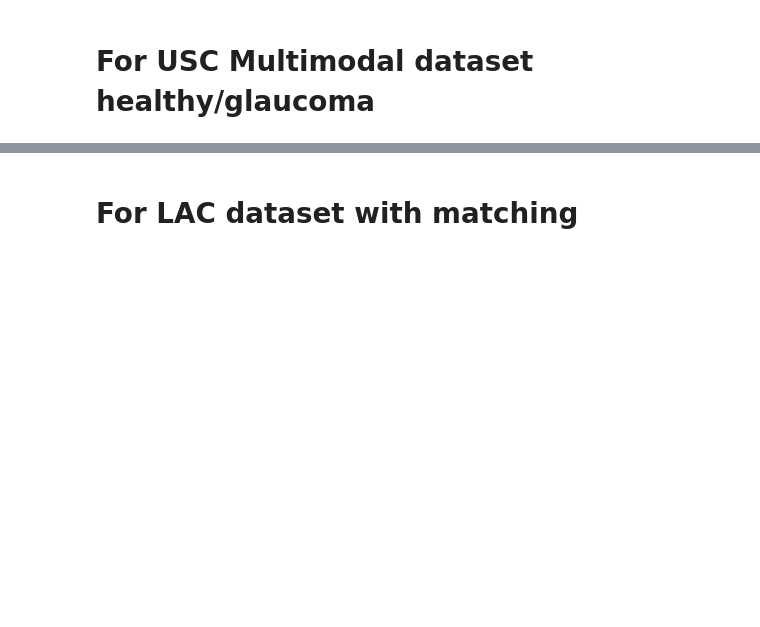
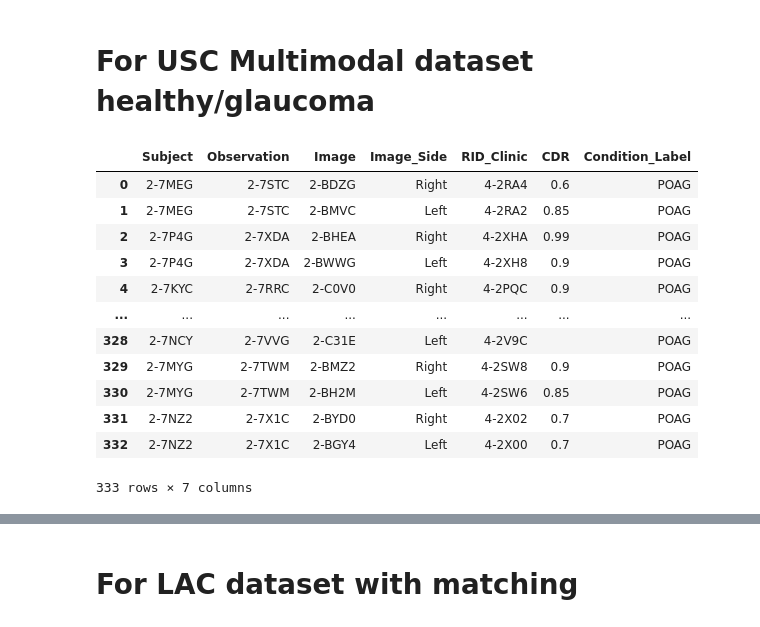
Before and after one commit to informatics-isi-edu/eye-ai-exec, a Jupyter notebook: notebooks/Sandbox_KB/Make_Dataset.ipynb, the cells around one changed output, grey strips where cells are left out. Saved outputs shown, nothing was run; the diff lists cells and outputs as text; code cells hidden in the pictures; blank space fills up the shorter version.

```diff
--- a/notebooks/Sandbox_KB/Make_Dataset.ipynb
+++ b/notebooks/Sandbox_KB/Make_Dataset.ipynb
@@ -223,6 +223,22 @@ NameError: name 'diagsTall' is not defined
 # Select Test Set
 # %% [markdown]
 # For USC Multimodal dataset healthy/glaucoma
+# %%
+masterDF
+# %% [output]
+|  | Subject | Observation | Image | Image_Side | RID_Clinic | CDR | Condition_Label |
+| 0 | 2-7MEG | 2-7STC | 2-BDZG | Right | 4-2RA4 | 0.6 | POAG |
+| 1 | 2-7MEG | 2-7STC | 2-BMVC | Left | 4-2RA2 | 0.85 | POAG |
+| 2 | 2-7P4G | 2-7XDA | 2-BHEA | Right | 4-2XHA | 0.99 | POAG |
+| 3 | 2-7P4G | 2-7XDA | 2-BWWG | Left | 4-2XH8 | 0.9 | POAG |
+| 4 | 2-7KYC | 2-7RRC | 2-C0V0 | Right | 4-2PQC | 0.9 | POAG |
+| ... | ... | ... | ... | ... | ... | ... | ... |
+| 328 | 2-7NCY | 2-7VVG | 2-C31E | Left | 4-2V9C |  | POAG |
+| 329 | 2-7MYG | 2-7TWM | 2-BMZ2 | Right | 4-2SW8 | 0.9 | POAG |
+| 330 | 2-7MYG | 2-7TWM | 2-BH2M | Left | 4-2SW6 | 0.85 | POAG |
+| 331 | 2-7NZ2 | 2-7X1C | 2-BYD0 | Right | 4-2X02 | 0.7 | POAG |
+| 332 | 2-7NZ2 | 2-7X1C | 2-BGY4 | Left | 4-2X00 | 0.7 | POAG |
+333 rows × 7 columns
 # %%
 # For building the USC dataset for healthy/glaucoma
 
```
Also changed, not shown: parts of 1 cell of this notebook, 1 other file.
